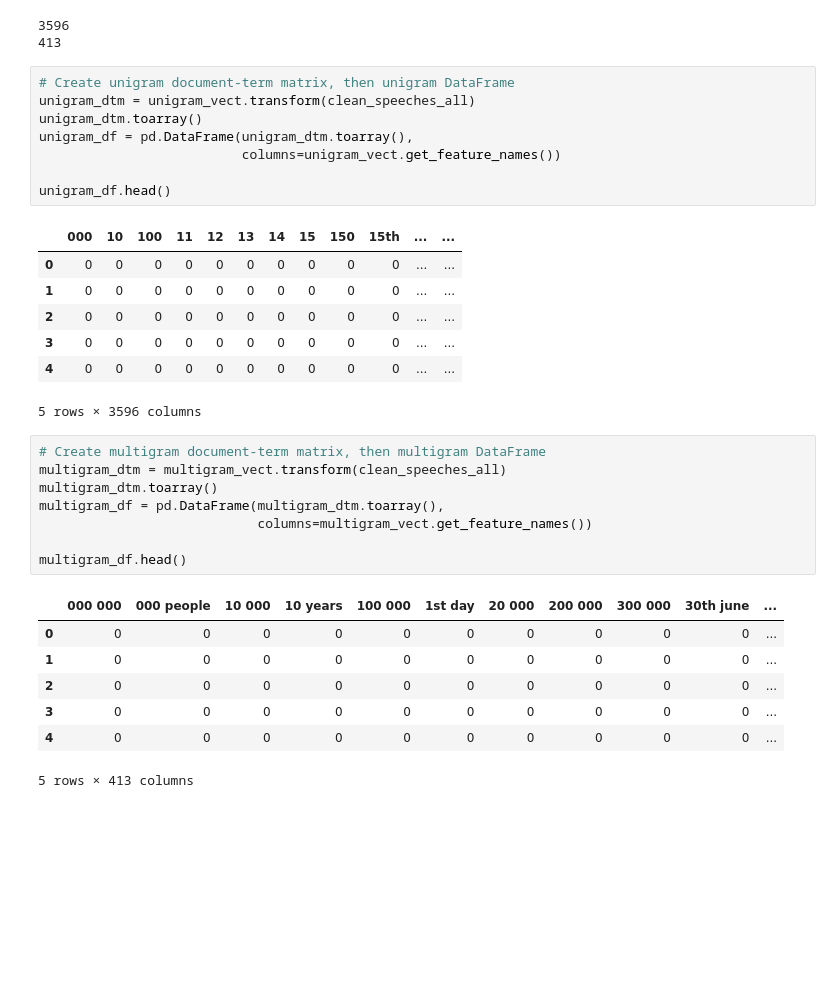
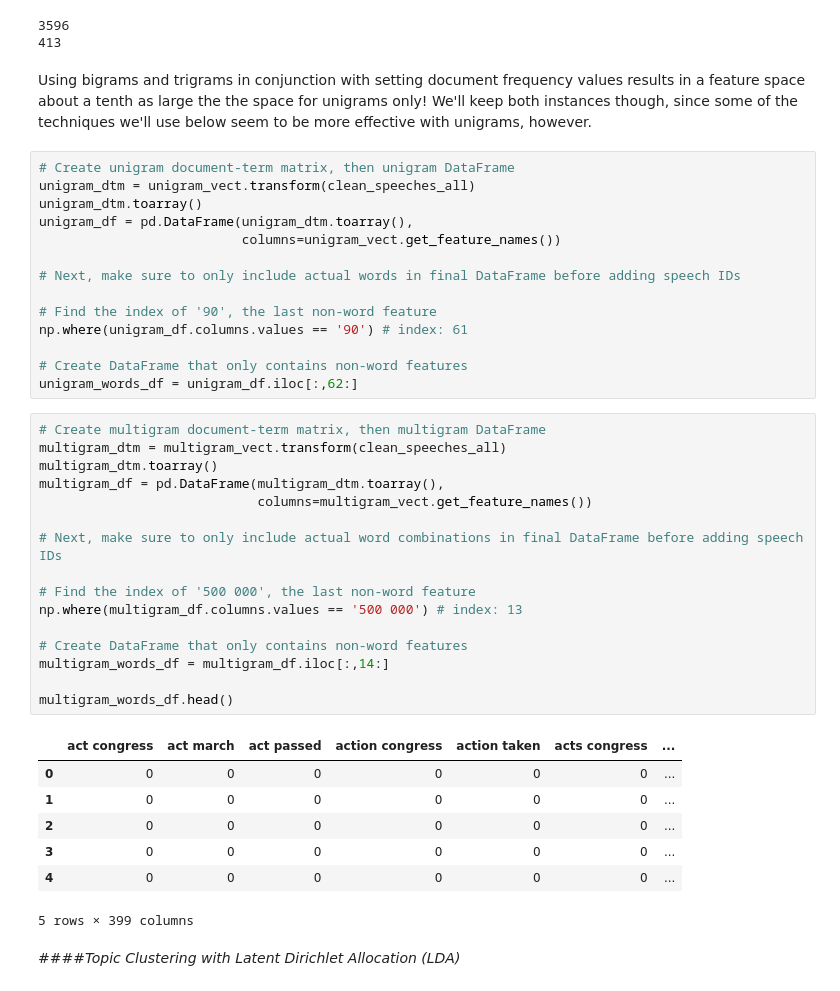
Before and after one commit to justindelatorre/data_science, a Jupyter notebook: hw_justindelatorre/final_project/final/code_part1_data-munging.ipynb, the cells around one changed output. Saved outputs shown, nothing was run; the diff lists cells and outputs as text; blank space fills up the shorter version.

```diff
--- a/hw_justindelatorre/final_project/final/code_part1_data-munging.ipynb
+++ b/hw_justindelatorre/final_project/final/code_part1_data-munging.ipynb
@@ -388,6 +388,8 @@ print len(multigram_raw_feature_names)
 # %% [output]
 3596
 413
+# %% [markdown]
+Using bigrams and trigrams in conjunction with setting document frequency values results in a feature space about a tenth as large the the space for unigrams only! We'll keep both instances though, since some of the techniques we'll use below seem to be more effective with unigrams, however.
 # %%
 # Create unigram document-term matrix, then unigram DataFrame
 unigram_dtm = unigram_vect.transform(clean_speeches_all)
@@ -395,29 +397,37 @@ unigram_dtm.toarray()
 unigram_df = pd.DataFrame(unigram_dtm.toarray(),
                           columns=unigram_vect.get_feature_names())
 
-unigram_df.head()
+# Next, make sure to only include actual words in final DataFrame before adding speech IDs
+
+# Find the index of '90', the last non-word feature
+np.where(unigram_df.columns.values == '90') # index: 61
+
+# Create DataFrame that only contains non-word features
+unigram_words_df = unigram_df.iloc[:,62:]
-# %% [output]
-|  | 000 | 10 | 100 | 11 | 12 | 13 | 14 | 15 | 150 | 15th | ... | ... |
-| 0 | 0 | 0 | 0 | 0 | 0 | 0 | 0 | 0 | 0 | 0 | ... | ... |
-| 1 | 0 | 0 | 0 | 0 | 0 | 0 | 0 | 0 | 0 | 0 | ... | ... |
-| 2 | 0 | 0 | 0 | 0 | 0 | 0 | 0 | 0 | 0 | 0 | ... | ... |
-| 3 | 0 | 0 | 0 | 0 | 0 | 0 | 0 | 0 | 0 | 0 | ... | ... |
-| 4 | 0 | 0 | 0 | 0 | 0 | 0 | 0 | 0 | 0 | 0 | ... | ... |
-5 rows × 3596 columns
 # %%
 # Create multigram document-term matrix, then multigram DataFrame
 multigram_dtm = multigram_vect.transform(clean_speeches_all)
 multigram_dtm.toarray()
 multigram_df = pd.DataFrame(multigram_dtm.toarray(),
                             columns=multigram_vect.get_feature_names())
 
-multigram_df.head()
+# Next, make sure to only include actual word combinations in final DataFrame before adding speech IDs
+
+# Find the index of '500 000', the last non-word feature
+np.where(multigram_df.columns.values == '500 000') # index: 13
+
+# Create DataFrame that only contains non-word features
+multigram_words_df = multigram_df.iloc[:,14:]
+
+multigram_words_df.head()
 # %% [output]
-|  | 000 000 | 000 people | 10 000 | 10 years | 100 000 | 1st day | 20 000 | 200 000 | 300 000 | 30th june | ... |
-| 0 | 0 | 0 | 0 | 0 | 0 | 0 | 0 | 0 | 0 | 0 | ... |
-| 1 | 0 | 0 | 0 | 0 | 0 | 0 | 0 | 0 | 0 | 0 | ... |
-| 2 | 0 | 0 | 0 | 0 | 0 | 0 | 0 | 0 | 0 | 0 | ... |
-| 3 | 0 | 0 | 0 | 0 | 0 | 0 | 0 | 0 | 0 | 0 | ... |
-| 4 | 0 | 0 | 0 | 0 | 0 | 0 | 0 | 0 | 0 | 0 | ... |
+|  | act congress | act march | act passed | action congress | action taken | acts congress | ... |
+| 0 | 0 | 0 | 0 | 0 | 0 | 0 | ... |
+| 1 | 0 | 0 | 0 | 0 | 0 | 0 | ... |
+| 2 | 0 | 0 | 0 | 0 | 0 | 0 | ... |
+| 3 | 0 | 0 | 0 | 0 | 0 | 0 | ... |
+| 4 | 0 | 0 | 0 | 0 | 0 | 0 | ... |
-5 rows × 413 columns
+5 rows × 399 columns
+# %% [markdown]
+####<i>Topic Clustering with Latent Dirichlet Allocation (LDA)</i>
 # %%
```
Also changed, not shown: parts of 14 cells of this notebook.
